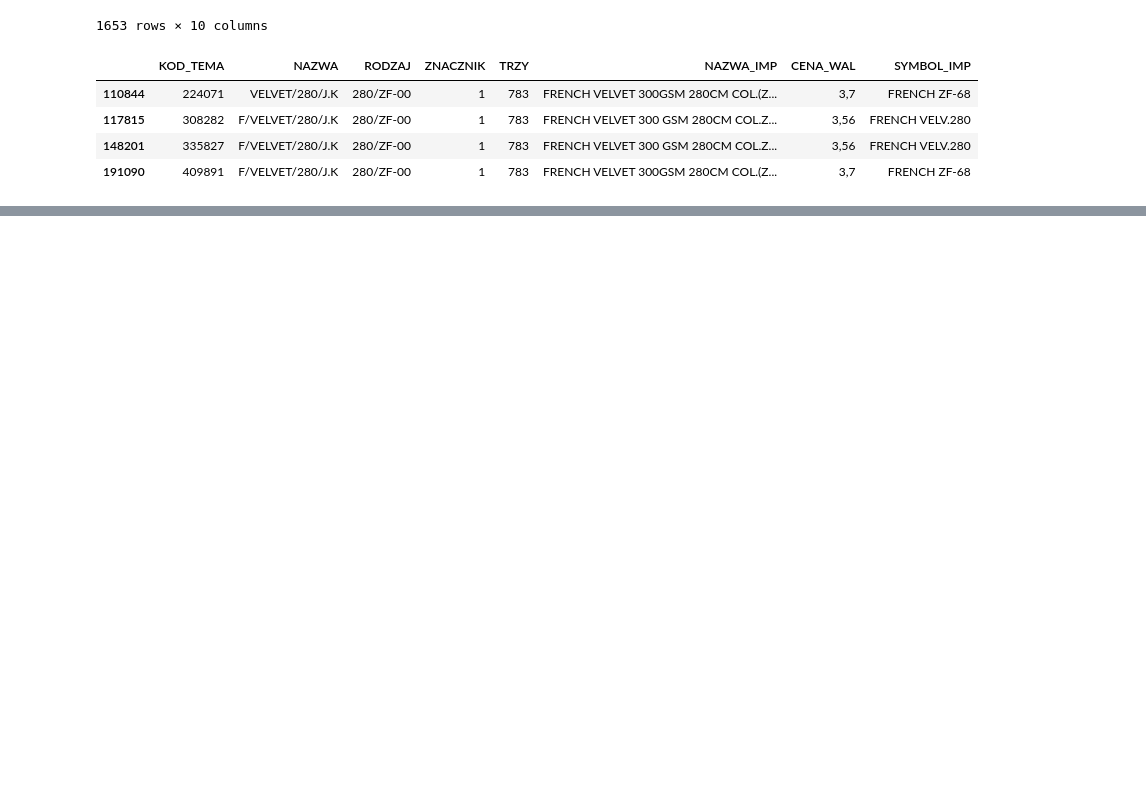
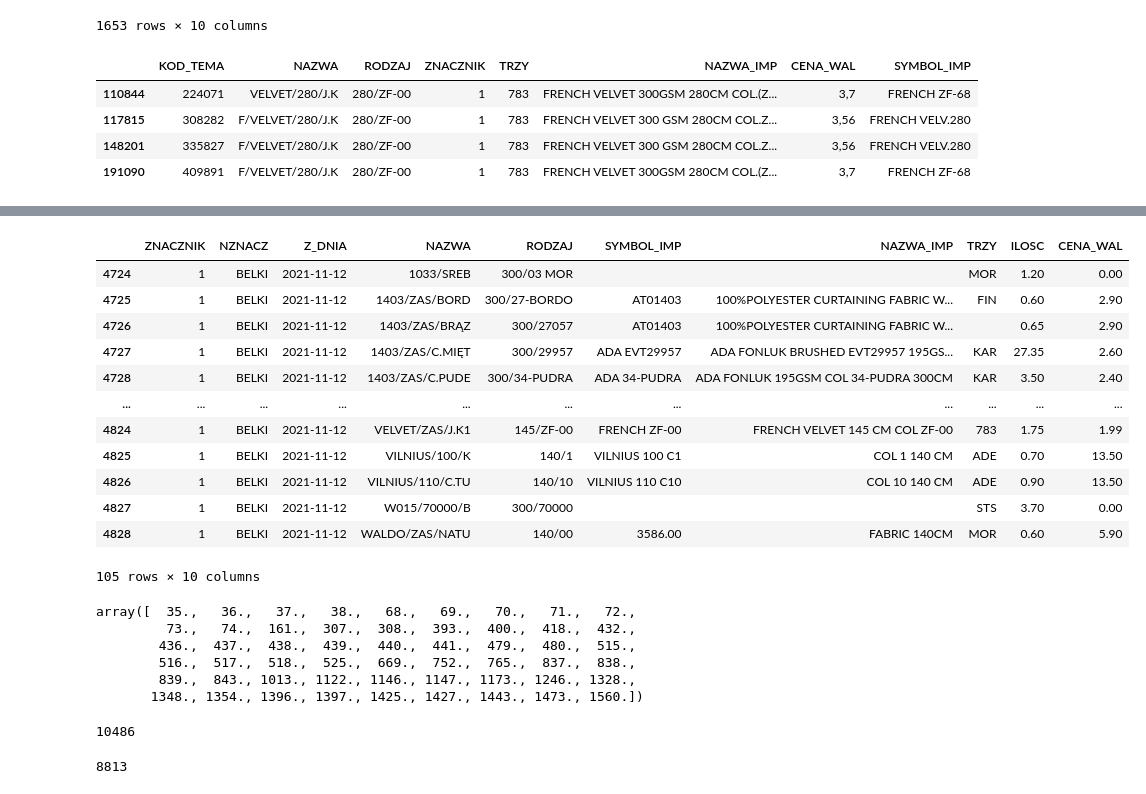
Before and after one commit to plggrzybuch/reklamacje, a Jupyter notebook: raport_felery.ipynb, the cells around one changed output, grey strips where cells are left out. Saved outputs shown, nothing was run; the diff lists cells and outputs as text; code cells hidden in the pictures; blank space fills up the shorter version.

```diff
--- a/raport_felery.ipynb
+++ b/raport_felery.ipynb
@@ -69,10 +69,10 @@ def func_correct_name(df, name_col):
 # %%
 
 
-def func_filtr_feler2(df, name_col):
+def func_filtr_feler2(df, name_col, name_rodzaj):
     df['czy_z_f']=df[name_col].apply(lambda x: 'tak' if x[:2]=='F/' else 'nie')
     df['name_tmp']=df[name_col].apply(lambda x: x[2:] if x[:2]=='F/' else x)
-    df_tmp_f=df.loc[df['czy_z_f']=='tak']
+    df_tmp_f=df.loc[df['czy_z_f']=='tak'].loc[df['ILOSC1']==0].loc[df['ILOSC2']>0]
     df=df.loc[df['czy_z_f']=='nie']
     display(len(df_tmp_f))
     # display(df_tmp_f.loc[df_tmp_f['name_tmp']=='ZESTAWUPOMIN.'])
@@ -82,20 +82,24 @@ def func_filtr_feler2(df, name_col):
     df_tmp_f['NOWA_NAZWA']=''
     df_tmp_f['NOWA_RODZAJ']=''
     df_tmp_f['NOWA_KOD_TEMA']=''
-    for name, rodzaj, ind in tqdm(zip(df_tmp_f['name_tmp'], df_tmp_f['RODZAJ1'], df_tmp_f.index)):
-        if df.loc[df[name_col].str.contains(name)].loc[df['RODZAJ1']==rodzaj].empty:
-            continue
-        else:
-            df_tmp_f.loc[ind, 'NOWA_NAZWA']=df.loc[df.loc[df[name_col].str.contains(name)].loc[df['RODZAJ1']==rodzaj].index][name_col].values[0]
-            df_tmp_f.loc[ind, 'NOWA_RODZAJ']=df.loc[df.loc[df[name_col].str.contains(name)].loc[df['RODZAJ1']==rodzaj].index]['RODZAJ1'].values[0]
-            df_tmp_f.loc[ind, 'NOWA_KOD_TEMA']=df.loc[df.loc[df[name_col].str.contains(name)].loc[df['RODZAJ1']==rodzaj].index]['KOD_TEMA'].values[0]
-            # df.loc[df.loc[df[name_col].str.contains(name)].loc[df['RODZAJ1']==rodzaj].index, 'czy_jest_taki_felere']='tak'
-            # df_tmp_f.loc[ind, 'czy_dodany']='tak'
+    list_od_error_faktury=[]
+    for name, rodzaj, ind in tqdm(zip(df_tmp_f['name_tmp'], df_tmp_f[name_rodzaj], df_tmp_f.index)):
+        try:
+            if df.loc[df[name_col].str.contains(name)].loc[df[name_rodzaj]==rodzaj].empty:
+                continue
+            else:
+                df_tmp_f.loc[ind, 'NOWA_NAZWA']=df.loc[df.loc[df[name_col].str.contains(name)].loc[df[name_rodzaj]==rodzaj].index][name_col].values[0]
+                df_tmp_f.loc[ind, 'NOWA_RODZAJ']=df.loc[df.loc[df[name_col].str.contains(name)].loc[df[name_rodzaj]==rodzaj].index][name_rodzaj].values[0]
+                df_tmp_f.loc[ind, 'NOWA_KOD_TEMA']=df.loc[df.loc[df[name_col].str.contains(name)].loc[df[name_rodzaj]==rodzaj].index]['KOD_TEMA'].values[0]
+                # df.loc[df.loc[df[name_col].str.contains(name)].loc[df['RODZAJ1']==rodzaj].index, 'czy_jest_taki_felere']='tak'
+                # df_tmp_f.loc[ind, 'czy_dodany']='tak'
+        except:
+            list_od_error_faktury=np.append(list_od_error_faktury, df_tmp_f.loc[ind, 'NOWA_NAZWA'])
 
     # df=df.loc[df['czy_jest_taki_felere']=='tak']
     # display(len(df))
     # df=df.append(df_tmp_f.loc[df_tmp_f['czy_dodany']=='nie'], ignore_index=True)
-    return df_tmp_f.reset_index().drop('index', axis=1)
+    return df_tmp_f.reset_index().drop('index', axis=1), list_od_error_faktury
 # %%
 def func_raport(df, df_slownik, df_slownik_znacznik):
     df=df.merge(df_slownik_znacznik, how='left', on='ZNACZNIK')
@@ -189,0 +169,4 @@ dtype: float64
+# %%
+_belki2, list_od_error_faktury_belki2=func_filtr_feler2(df_belki, 'NAZWA2','RODZAJ2')
+
+df_raport_belki2=func_raport(_belki2, df_slownik, df_slownik_znacznik)
@@ -281,0 +260,16 @@ _
+# %%
+df_raport_belki2.loc[df_raport_belki2['Z_DNIA']==np.datetime64('2021-11-12')]
+# %% [output]
+|  | ZNACZNIK | NZNACZ | Z_DNIA | NAZWA | RODZAJ | SYMBOL_IMP | NAZWA_IMP | TRZY | ILOSC | CENA_WAL |
+| 4724 | 1 | BELKI | 2021-11-12 | 1033/SREB | 300/03 MOR |  |  | MOR | 1.20 | 0.00 |
+| 4725 | 1 | BELKI | 2021-11-12 | 1403/ZAS/BORD | 300/27-BORDO | AT01403 | 100%POLYESTER CURTAINING FABRIC W... | FIN | 0.60 | 2.90 |
+| 4726 | 1 | BELKI | 2021-11-12 | 1403/ZAS/BRĄZ | 300/27057 | AT01403 | 100%POLYESTER CURTAINING FABRIC W... |  | 0.65 | 2.90 |
+| 4727 | 1 | BELKI | 2021-11-12 | 1403/ZAS/C.MIĘT | 300/29957 | ADA EVT29957 | ADA FONLUK BRUSHED EVT29957 195GS... | KAR | 27.35 | 2.60 |
+| 4728 | 1 | BELKI | 2021-11-12 | 1403/ZAS/C.PUDE | 300/34-PUDRA | ADA 34-PUDRA | ADA FONLUK 195GSM COL 34-PUDRA 300CM | KAR | 3.50 | 2.40 |
+| ... | ... | ... | ... | ... | ... | ... | ... | ... | ... | ... |
+| 4824 | 1 | BELKI | 2021-11-12 | VELVET/ZAS/J.K1 | 145/ZF-00 | FRENCH ZF-00 | FRENCH VELVET 145 CM COL ZF-00 | 783 | 1.75 | 1.99 |
+| 4825 | 1 | BELKI | 2021-11-12 | VILNIUS/100/K | 140/1 | VILNIUS 100 C1 | COL 1 140 CM | ADE | 0.70 | 13.50 |
+| 4826 | 1 | BELKI | 2021-11-12 | VILNIUS/110/C.TU | 140/10 | VILNIUS 110 C10 | COL 10 140 CM | ADE | 0.90 | 13.50 |
+| 4827 | 1 | BELKI | 2021-11-12 | W015/70000/B | 300/70000 |  |  | STS | 3.70 | 0.00 |
+| 4828 | 1 | BELKI | 2021-11-12 | WALDO/ZAS/NATU | 140/00 | 3586.00 | FABRIC 140CM | MOR | 0.60 | 5.90 |
+105 rows × 10 columns
@@ -281,0 +282,9 @@ _
+# %%
+list_of_index_to_add
+# %% [output]
+array([  35.,   36.,   37.,   38.,   68.,   69.,   70.,   71.,   72.,
+         73.,   74.,  161.,  307.,  308.,  393.,  400.,  418.,  432.,
+        436.,  437.,  438.,  439.,  440.,  441.,  479.,  480.,  515.,
+        516.,  517.,  518.,  525.,  669.,  752.,  765.,  837.,  838.,
+        839.,  843., 1013., 1122., 1146., 1147., 1173., 1246., 1328.,
+       1348., 1354., 1396., 1397., 1425., 1427., 1443., 1473., 1560.])
@@ -281,0 +297,8 @@ _
+# %%
+len(df_raport_belki2)+len(list_of_index_to_add_belki)
+# %% [output]
+10486
+# %%
+len(df_raport1)#+len(list_of_index_to_add)
+# %% [output]
+8813
```
Also changed, not shown: parts of 42 cells of this notebook.
